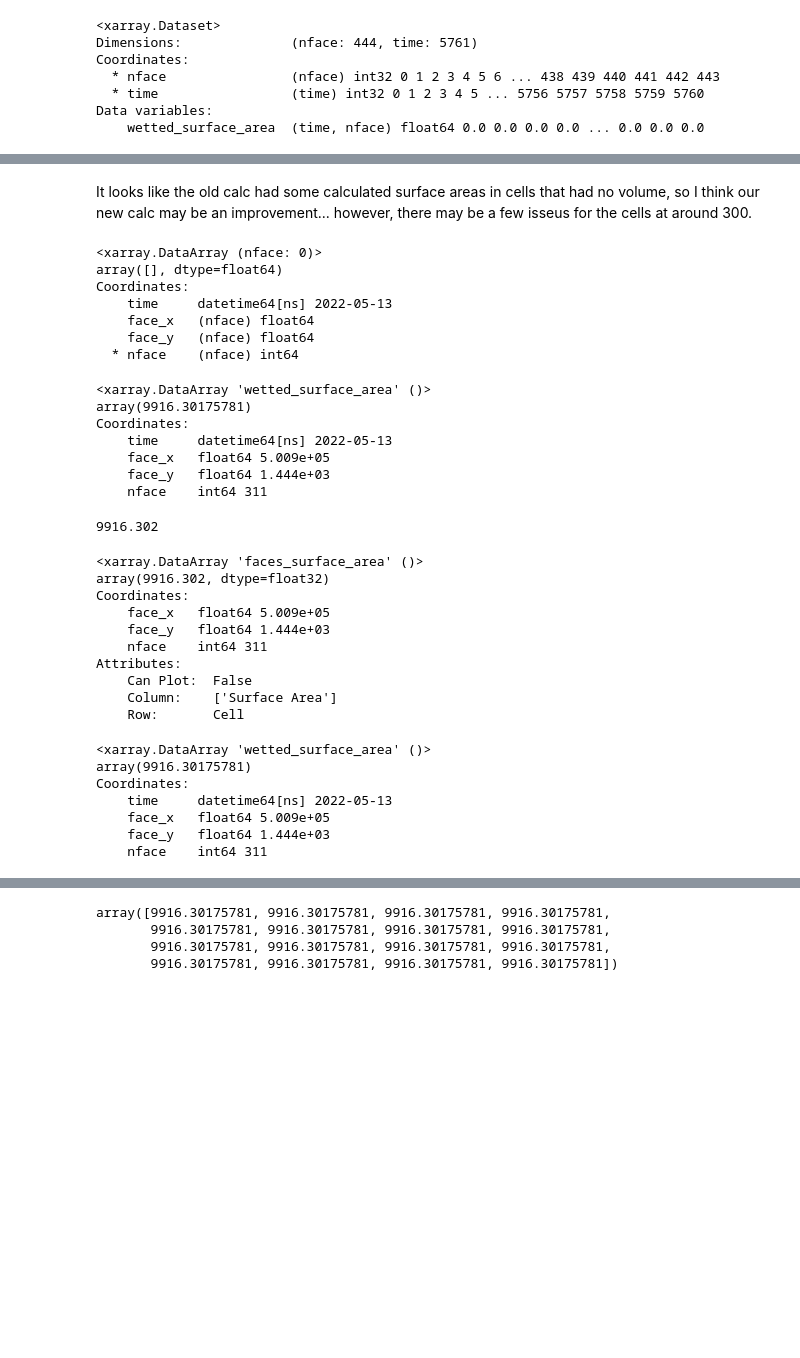
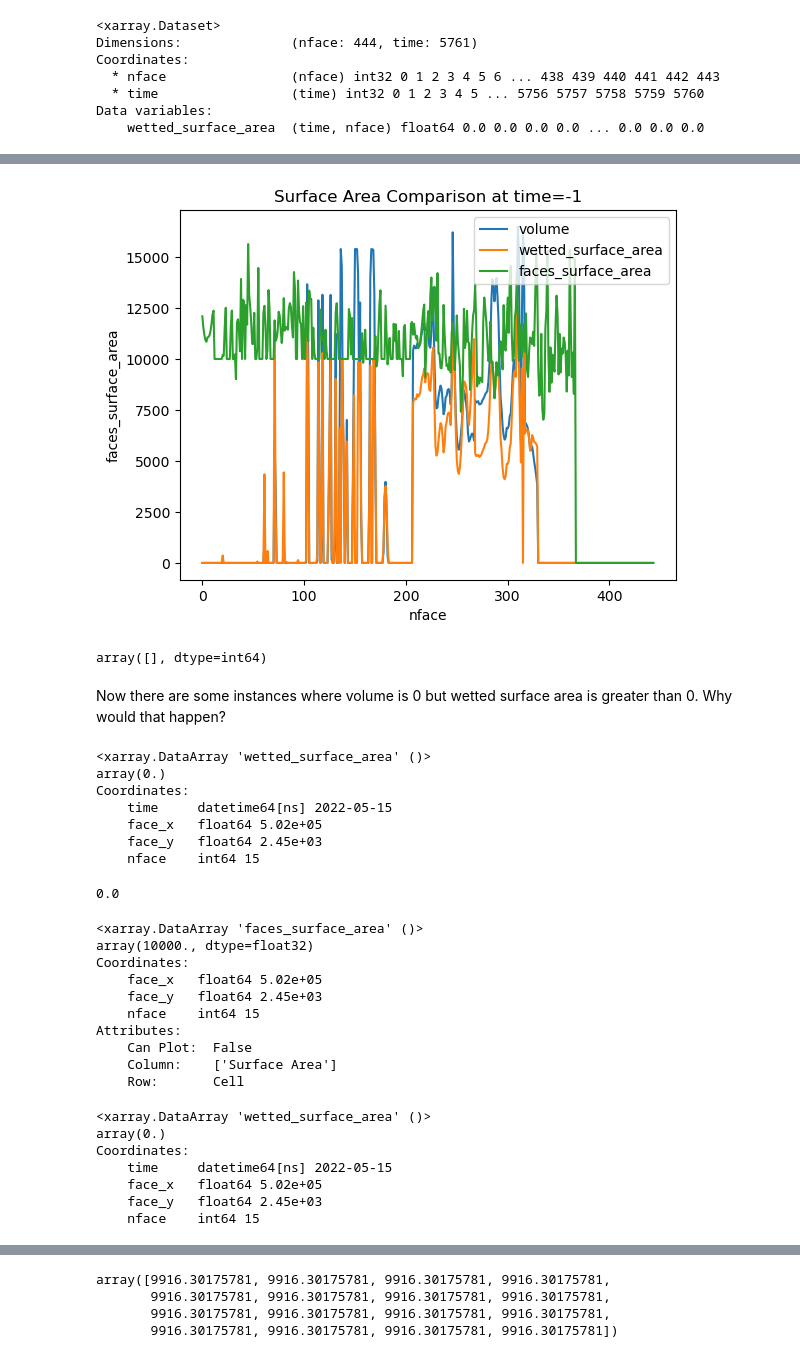
Before and after one commit to EcohydrologyTeam/ClearWater-riverine, a Jupyter notebook: examples/dev_sandbox/wetted_surface_area.ipynb, the cells around one changed output, grey strips where cells are left out. Cells and saved outputs as stored; diff of their text form; code cells hidden in the pictures; blank space fills up the shorter version.

```diff
--- a/examples/dev_sandbox/wetted_surface_area.ipynb
+++ b/examples/dev_sandbox/wetted_surface_area.ipynb
@@ -109,24 +109,29 @@ plt.show()
-# %% [markdown]
-It looks like the old calc had some calculated surface areas in cells that had no volume, so I think our new calc may be an improvement...
-however, there may be a few isseus for the cells at around 300.
+# %%
+fig, ax = plt.subplots()
+
+transport_model.mesh.volume.isel(time=-1).plot(ax=ax, label = 'volume')
+transport_model.mesh.wetted_surface_area.isel(time=-1).plot(ax=ax, label='wetted_surface_area')
+transport_model.mesh.faces_surface_area.plot(ax=ax, label='faces_surface_area')
+
+ax.legend()
+plt.title("Surface Area Comparison at time=-1")
+plt.show()
+# %% [output]
+[figure, added]
 # %%
 import numpy as np
 # Select the relevant timestep
-volume = transport_model.mesh.volume.isel(time=0)
-wetted_sa = transport_model.mesh.wetted_surface_area.isel(time=0)
+volume = transport_model.mesh.volume.isel(time=-1)
+wetted_sa = transport_model.mesh.wetted_surface_area.isel(time=-1)
 
 # Create mask: volume > 0 and wetted surface area == 0
-mask = (volume > 0) & (wetted_sa == np.nan)
+mask = (volume == 0) & (wetted_sa > 0)
 
 # Use the mask to see where the condition is met
-problem_cells = mask.where(mask, drop=True)
+problem_cells = mask.where(mask, drop=False)
 
-problem_cells
+problem_indices = np.where(problem_cells == True)[0]
+
+problem_indices
 # %% [output]
-<xarray.DataArray (nface: 0)>
-array([], dtype=float64)
-Coordinates:
-    time     datetime64[ns] 2022-05-13
-    face_x   (nface) float64
-    face_y   (nface) float64
-  * nface    (nface) int64
+array([], dtype=int64)
@@ -133,38 +141,40 @@ Coordinates:
+# %% [markdown]
+Now there are some instances where volume is 0 but wetted surface area is greater than 0. Why would that happen?
 # %%
-transport_model.mesh.wetted_surface_area.isel(time=0, nface=311)
+transport_model.mesh.wetted_surface_area.isel(time=t, nface=f)
 # %% [output]
 <xarray.DataArray 'wetted_surface_area' ()>
-array(9916.30175781)
+array(0.)
 Coordinates:
-    time     datetime64[ns] 2022-05-13
-    face_x   float64 5.009e+05
-    face_y   float64 1.444e+03
-    nface    int64 311
+    time     datetime64[ns] 2022-05-15
+    face_x   float64 5.02e+05
+    face_y   float64 2.45e+03
+    nface    int64 15
 # %%
-np.nanmax(lookup_dataset.isel(nface=311).wetted_surface_area)
+np.nanmax(lookup_dataset.isel(nface=f).wetted_surface_area)
 # %% [output]
-9916.302
+0.0
 # %%
-transport_model.mesh.faces_surface_area.isel(nface=311)
+transport_model.mesh.faces_surface_area.isel(nface=f)
 # %% [output]
 <xarray.DataArray 'faces_surface_area' ()>
-array(9916.302, dtype=float32)
+array(10000., dtype=float32)
 Coordinates:
-    face_x   float64 5.009e+05
-    face_y   float64 1.444e+03
-    nface    int64 311
+    face_x   float64 5.02e+05
+    face_y   float64 2.45e+03
+    nface    int64 15
 Attributes:
     Can Plot:  False
     Column:    ['Surface Area']
     Row:       Cell
 # %%
-transport_model.mesh.wetted_surface_area.isel(time=0, nface=311)
+transport_model.mesh.wetted_surface_area.isel(time=t, nface=f)
 # %% [output]
 <xarray.DataArray 'wetted_surface_area' ()>
-array(9916.30175781)
+array(0.)
 Coordinates:
-    time     datetime64[ns] 2022-05-13
-    face_x   float64 5.009e+05
-    face_y   float64 1.444e+03
-    nface    int64 311
+    time     datetime64[ns] 2022-05-15
+    face_x   float64 5.02e+05
+    face_y   float64 2.45e+03
+    nface    int64 15
 # %%
```
Also changed, not shown: parts of 11 cells of this notebook, 1 other file.
